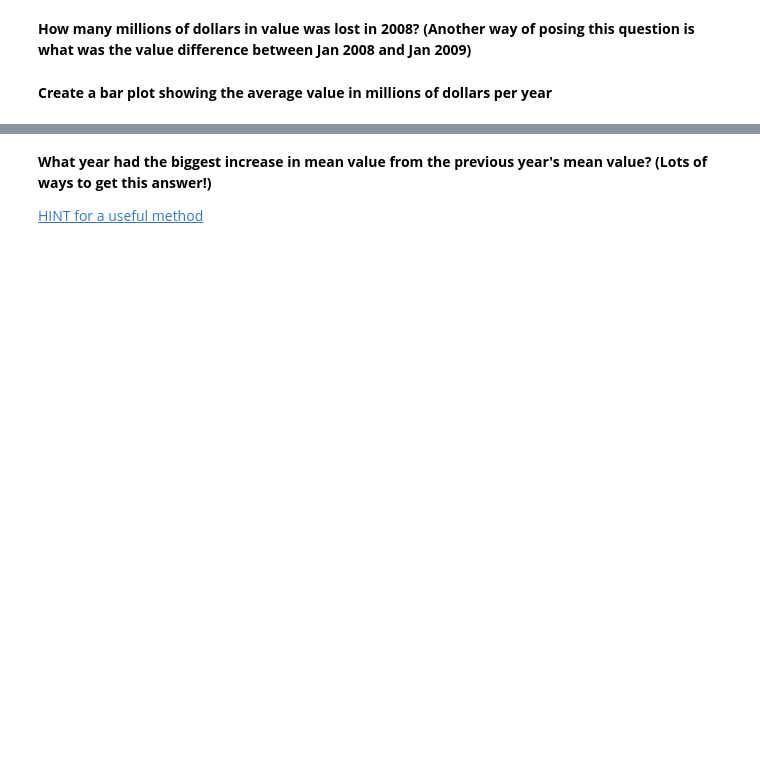
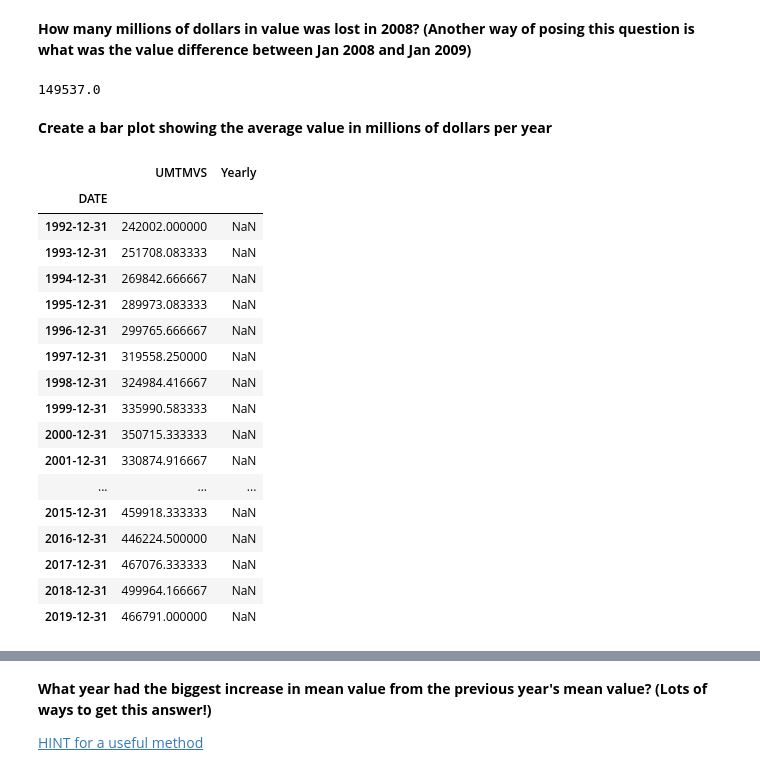
Before and after one commit to StevTobs/TimeSeries_Python, a Jupyter notebook: Time_Series_with_Pandas.ipynb, the cells around one changed output, grey strips where cells are left out. Cells and saved outputs as stored; diff of their text form; code cells hidden in the pictures; blank space fills up the shorter version.

```diff
--- a/Time_Series_with_Pandas.ipynb
+++ b/Time_Series_with_Pandas.ipynb
@@ -1057,4 +1103,29 @@ SyntaxError: ignored
 # %% [markdown]
 **How many millions of dollars in value was lost in 2008? (Another way of posing this question is what was the value difference between Jan 2008 and Jan 2009)**
+# %%
+df['UMTMVS']['2008'].sum() - df['UMTMVS']['2007'].sum()
+# %% [output]
+149537.0
 # %% [markdown]
 **Create a bar plot showing the average value in millions of dollars per year**
+# %%
+df.resample(rule='Y').mean()
+# %% [output]
+|  | UMTMVS | Yearly |
+| DATE |  |  |
+| 1992-12-31 | 242002.000000 | NaN |
+| 1993-12-31 | 251708.083333 | NaN |
+| 1994-12-31 | 269842.666667 | NaN |
+| 1995-12-31 | 289973.083333 | NaN |
+| 1996-12-31 | 299765.666667 | NaN |
+| 1997-12-31 | 319558.250000 | NaN |
+| 1998-12-31 | 324984.416667 | NaN |
+| 1999-12-31 | 335990.583333 | NaN |
+| 2000-12-31 | 350715.333333 | NaN |
+| 2001-12-31 | 330874.916667 | NaN |
+| ... | ... | ... |
+| 2015-12-31 | 459918.333333 | NaN |
+| 2016-12-31 | 446224.500000 | NaN |
+| 2017-12-31 | 467076.333333 | NaN |
+| 2018-12-31 | 499964.166667 | NaN |
+| 2019-12-31 | 466791.000000 | NaN |
```
Also changed, not shown: parts of 17 cells of this notebook.
